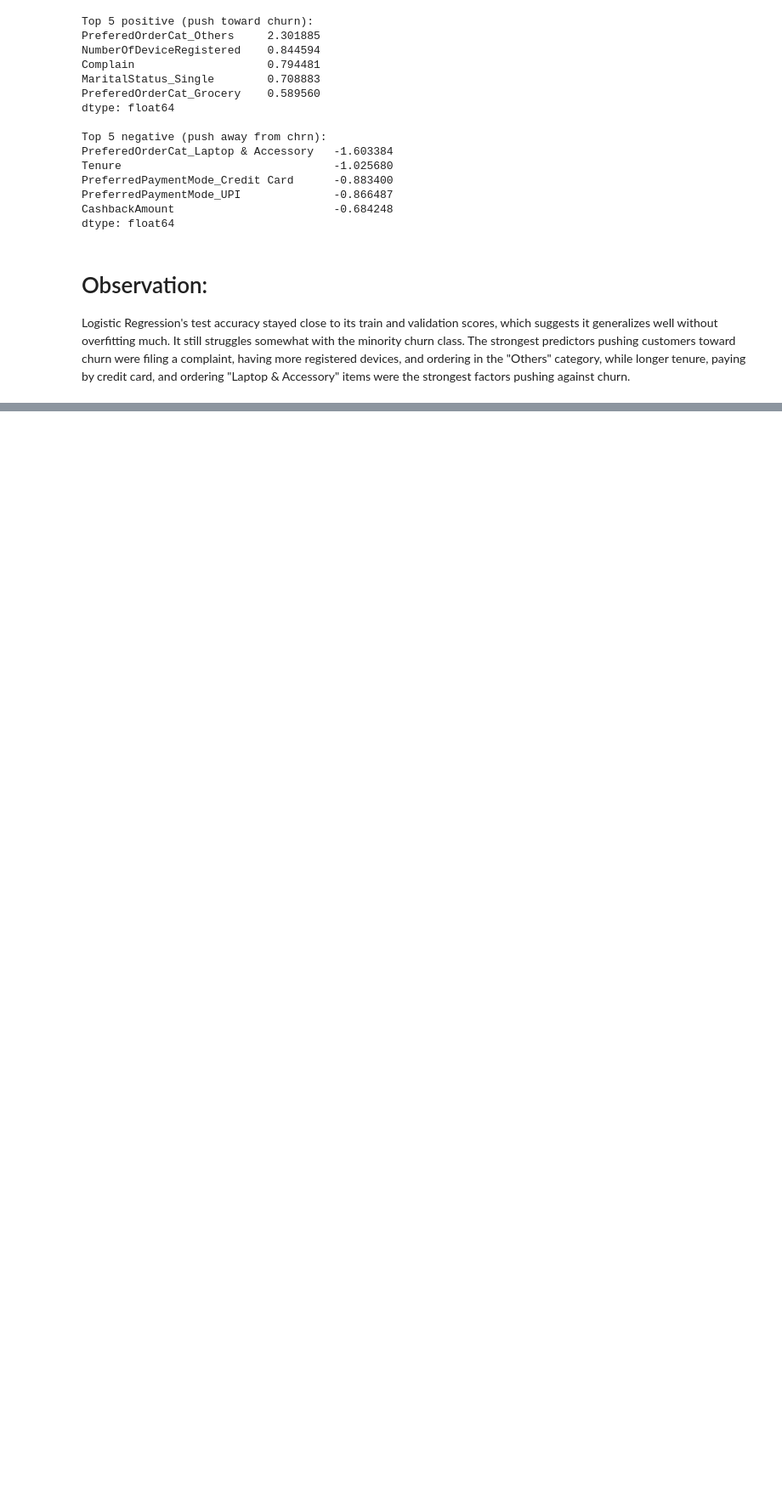
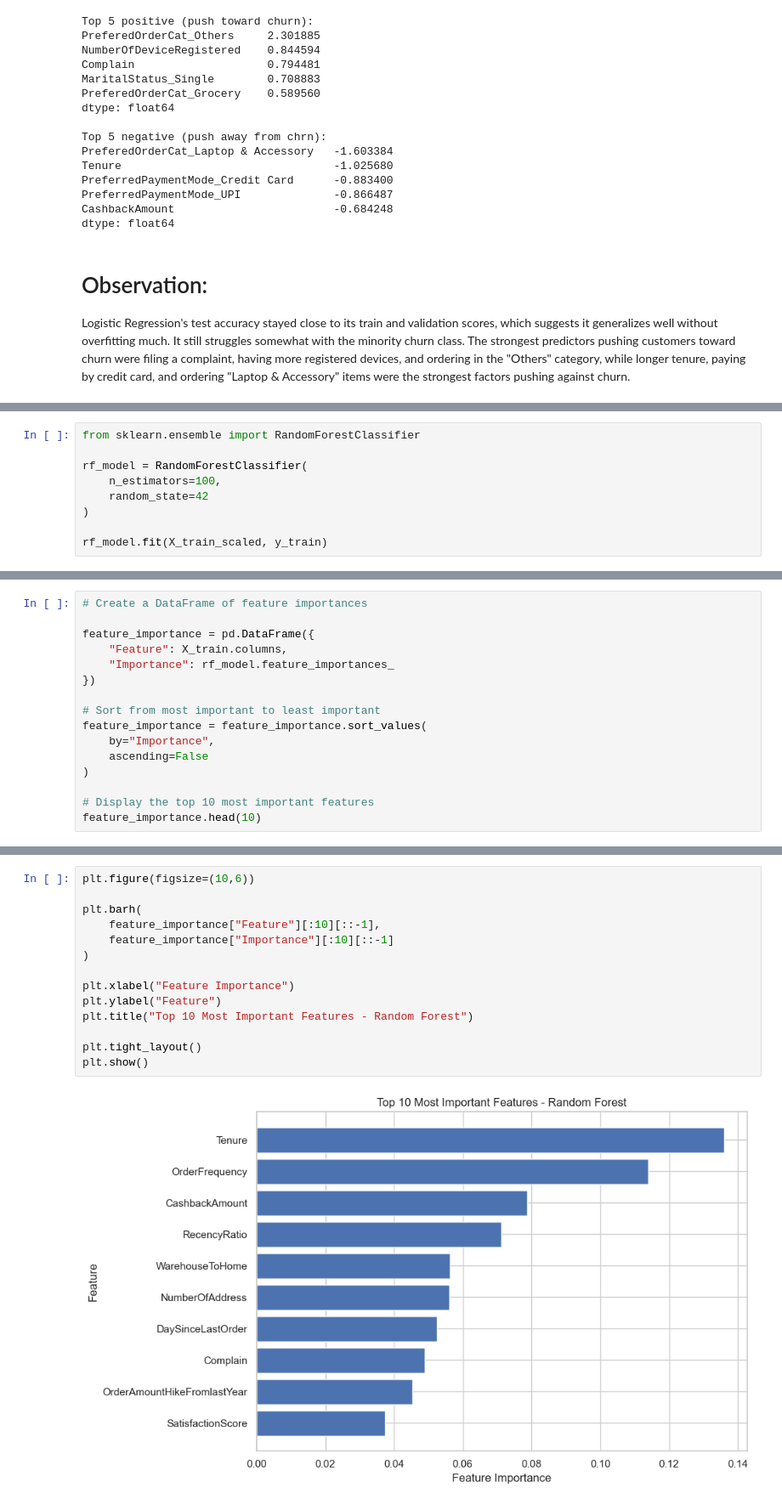
Before and after one commit to Akurang/AI_group5_project, a Jupyter notebook: final_project.ipynb, the cells around one changed output, grey strips where cells are left out. Shown at 85% size. Drawn from its saved outputs; the diff is of its cells as text; blank space fills up the shorter version.

Commit message:
Add Random Forest classifier and evaluation

```diff
--- a/final_project.ipynb
+++ b/final_project.ipynb
@@ -940,0 +948,9 @@ Logistic Regression's test accuracy stayed close to its train and validation sco
+# %%
+from sklearn.ensemble import RandomForestClassifier
+
+rf_model = RandomForestClassifier(
+    n_estimators=100,
+    random_state=42
+)
+
+rf_model.fit(X_train_scaled, y_train)
@@ -940,0 +1050,16 @@ Logistic Regression's test accuracy stayed close to its train and validation sco
+# %%
+# Create a DataFrame of feature importances
+
+feature_importance = pd.DataFrame({
+    "Feature": X_train.columns,
+    "Importance": rf_model.feature_importances_
+})
+
+# Sort from most important to least important
+feature_importance = feature_importance.sort_values(
+    by="Importance",
+    ascending=False
+)
+
+# Display the top 10 most important features
+feature_importance.head(10)
@@ -940,0 +1084,16 @@ Logistic Regression's test accuracy stayed close to its train and validation sco
+# %%
+plt.figure(figsize=(10,6))
+
+plt.barh(
+    feature_importance["Feature"][:10][::-1],
+    feature_importance["Importance"][:10][::-1]
+)
+
+plt.xlabel("Feature Importance")
+plt.ylabel("Feature")
+plt.title("Top 10 Most Important Features - Random Forest")
+
+plt.tight_layout()
+plt.show()
+# %% [output]
+[figure, added]
```
Also changed, not shown: parts of 13 cells of this notebook.
